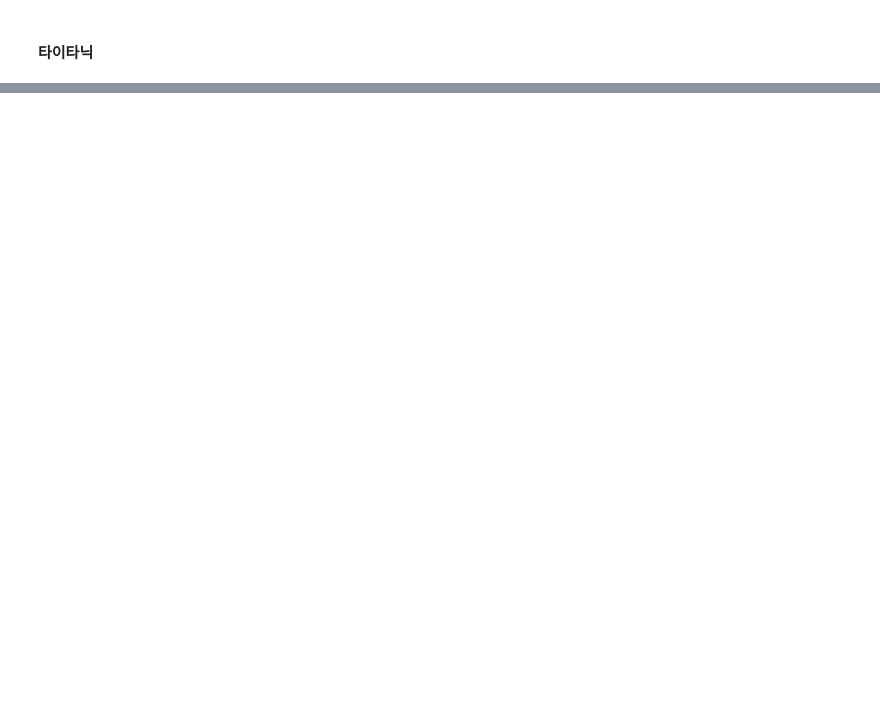
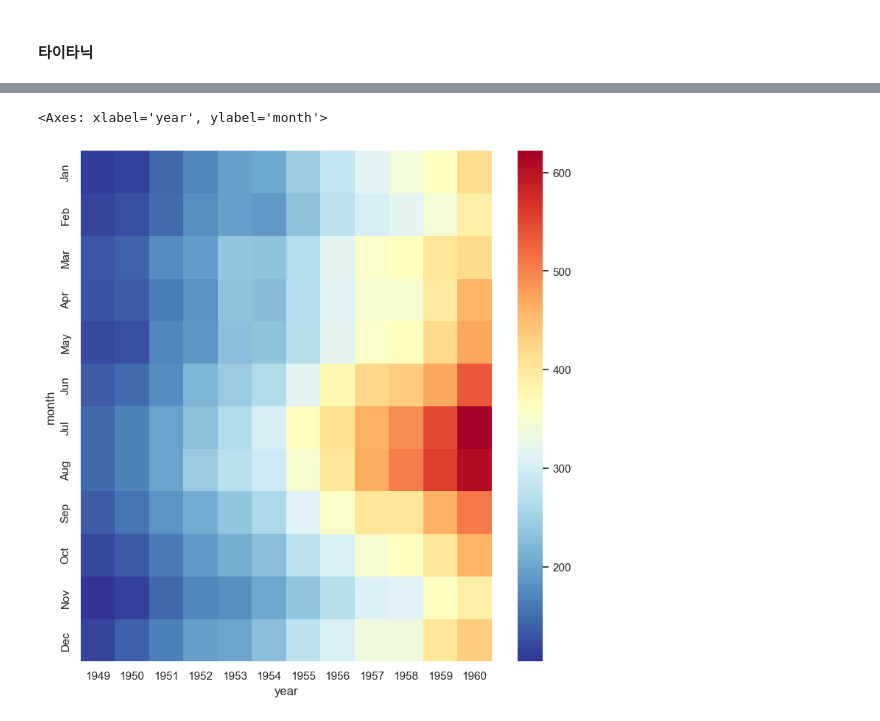
Before and after one commit to KSGZeroBase/apartment_EDA, a Jupyter notebook: heatmap.ipynb, the cells around one changed output, grey strips where cells are left out. Saved outputs shown, nothing was run; the diff lists cells and outputs as text; code cells hidden in the pictures; blank space fills up the shorter version.

Commit message:
11_이론 - heatmap 간단 예제 - 02

```diff
--- a/heatmap.ipynb
+++ b/heatmap.ipynb
@@ -46,0 +216,3 @@ sns.heatmap(corr_df, annot=True ,cmap="RdYlBu_r", vmin=-1, vmax=1)
+# %%
+df = sns.load_dataset('flights')
+df
@@ -46,0 +233,3 @@ sns.heatmap(corr_df, annot=True ,cmap="RdYlBu_r", vmin=-1, vmax=1)
+# %%
+pivot_table = df.pivot('month', 'year', 'passengers')
+pivot_table
@@ -46,0 +251,5 @@ sns.heatmap(corr_df, annot=True ,cmap="RdYlBu_r", vmin=-1, vmax=1)
+# %%
+sns.heatmap(pivot_table, cmap='RdYlBu_r')
+# %% [output]
+<Axes: xlabel='year', ylabel='month'>
+[figure, added]
```
Also changed, not shown: parts of 22 cells of this notebook.
